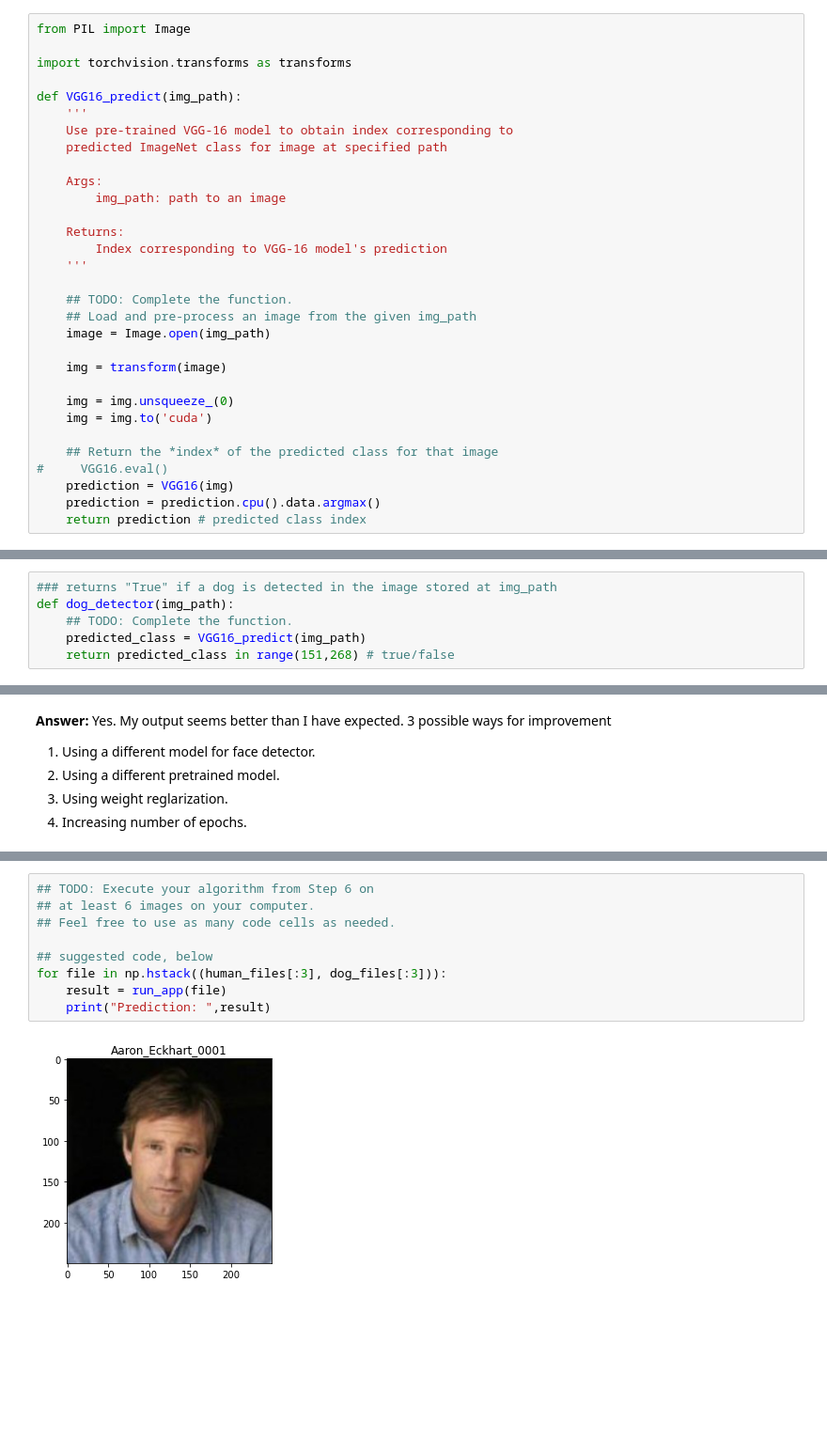
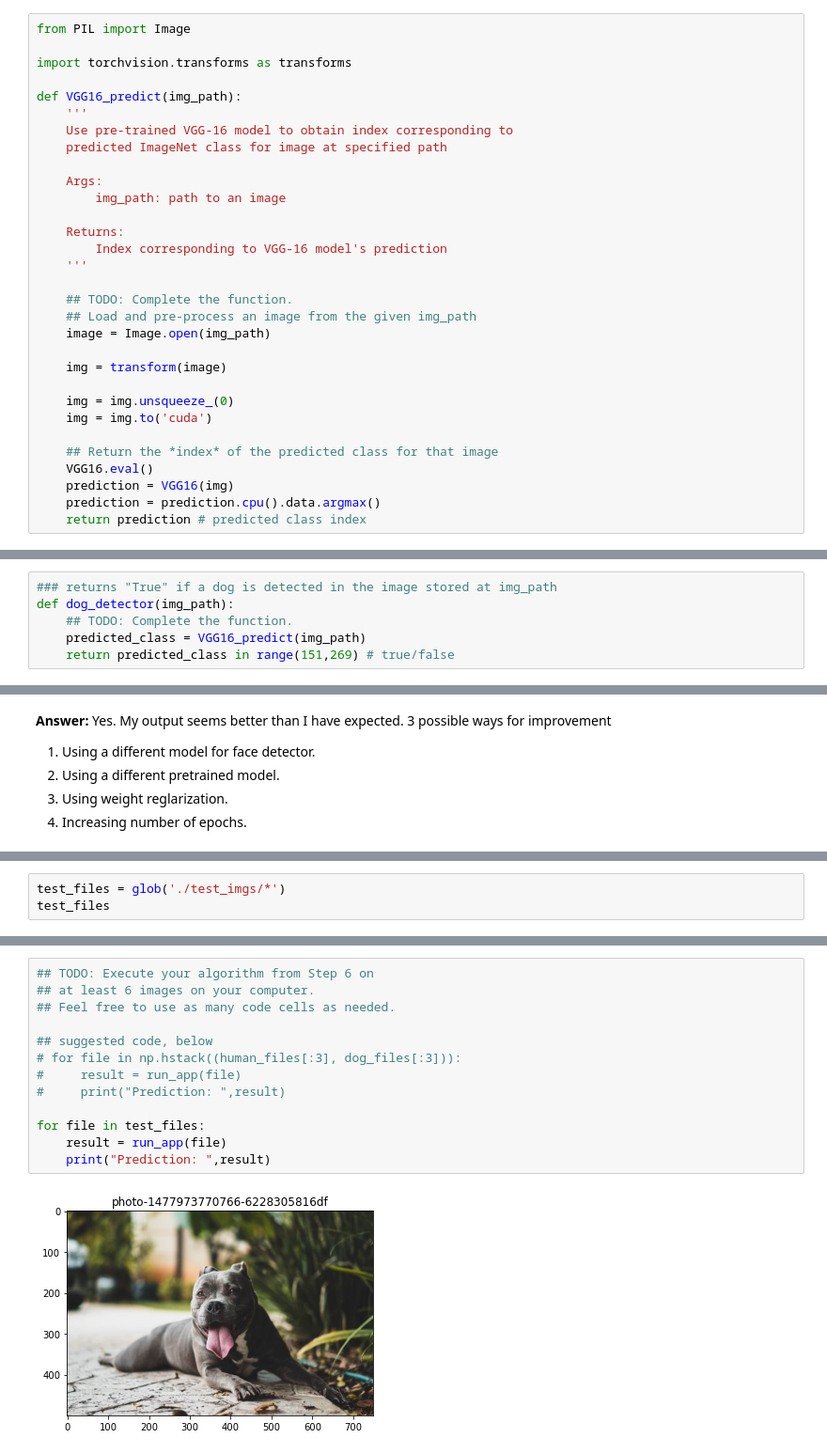
Before and after one commit to ranamahmud/dog-breed-classifier-udacity-deep-learning, a Jupyter notebook: dog_app.ipynb, the cells around one changed output, grey strips where cells are left out. Shown at 94% size. Drawn from its saved outputs; the diff is of its cells as text; blank space fills up the shorter version.

Commit message:
test images added

```diff
--- a/dog_app.ipynb
+++ b/dog_app.ipynb
@@ -246,7 +248,7 @@ def VGG16_predict(img_path):
     img = img.to('cuda')
 
     ## Return the *index* of the predicted class for that image
-#     VGG16.eval()
+    VGG16.eval()
     prediction = VGG16(img)
     prediction = prediction.cpu().data.argmax()
     return prediction # predicted class index
@@ -267,7 +269,7 @@ Use these ideas to complete the `dog_detector` function below, which returns `Tr
 def dog_detector(img_path):
     ## TODO: Complete the function.
     predicted_class = VGG16_predict(img_path)
-    return predicted_class in range(151,268) # true/false
+    return predicted_class in range(151,269) # true/false
 # %%
 dog_detector(human_files[0])
 # %% [output]
@@ -832,0 +887,3 @@ __Answer:__  Yes. My output seems better than I have expected.
+# %%
+test_files = glob('./test_imgs/*')
+test_files
@@ -833,11 +899,15 @@ __Answer:__  Yes. My output seems better than I have expected.
 # %%
 ## TODO: Execute your algorithm from Step 6 on
 ## at least 6 images on your computer.
 ## Feel free to use as many code cells as needed.
 
 ## suggested code, below
-for file in np.hstack((human_files[:3], dog_files[:3])):
+# for file in np.hstack((human_files[:3], dog_files[:3])):
+#     result = run_app(file)
+#     print("Prediction: ",result)
+
+for file in test_files:
     result = run_app(file)
     print("Prediction: ",result)
 # %% [output]
-[figure, old version]
+[figure, new version]
```
Also changed, not shown: parts of 18 cells of this notebook, 7 other files.
